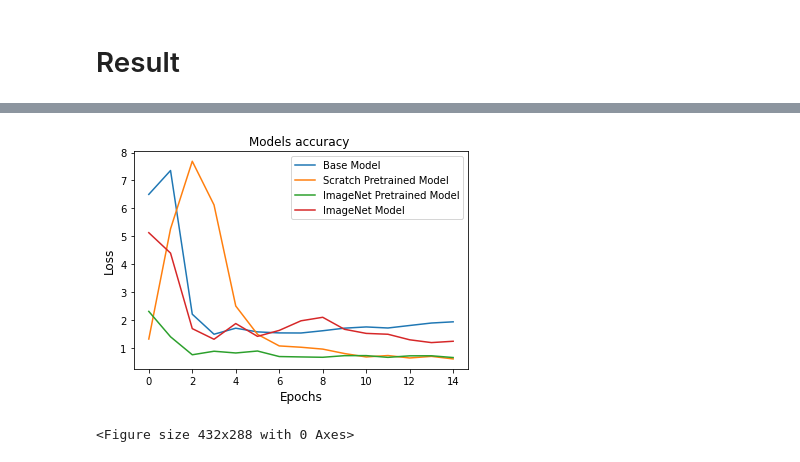
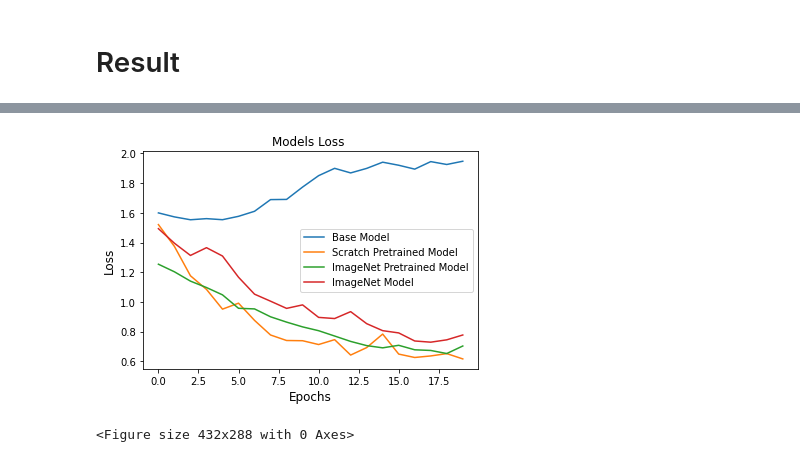
Before and after one commit to talhaanwarch/Plant-Leaf-Disease-Classification, a Jupyter notebook: model_comparison_densenet121.ipynb, the cells around one changed output, grey strips where cells are left out. Saved outputs shown, nothing was run; the diff lists cells and outputs as text; code cells hidden in the pictures.

```diff
--- a/model_comparison_densenet121.ipynb
+++ b/model_comparison_densenet121.ipynb
@@ -420,13 +426,13 @@ array([3.32417786e-01, 7.54606426e-02, 1.05246633e-01, 2.35008463e-01,
 # %%
 def custom_loss(y_true, y_pred):
     return tf.keras.losses.categorical_crossentropy(y_true, y_pred, label_smoothing=0.1)
-transfer_imgnet_model.compile(optimizer='adam', loss=custom_loss, metrics=['accuracy'])
+transfer_imgnet_model.compile(optimizer=opt, loss=custom_loss, metrics=['accuracy'])
 # %%
 %%time
-transfer_imgnet_results = transfer_imgnet_model.fit(train_generator,epochs=15,verbose=0,
+transfer_imgnet_results = transfer_imgnet_model.fit(train_generator,epochs=n_epochs,verbose=0,
                               steps_per_epoch=train_generator.n/batch_size,
                               validation_data=val_generator,
                              validation_steps=val_generator.n/batch_size,
-                              callbacks=[ReduceLROnPlateau(monitor='val_loss', factor=0.5,patience=2, min_lr=0.000001)]
+                              callbacks=lr
                     )
 # %% [output]
@@ -534,13 +538,13 @@ array([2.81978130e-01, 1.29865497e-01, 2.31768519e-01, 1.80121988e-01,
 def custom_loss(y_true, y_pred):
     return tf.keras.losses.categorical_crossentropy(y_true, y_pred, label_smoothing=0.1)
 # %%
-image_model.compile(optimizer='adam', loss=custom_loss, metrics=['accuracy'])
+image_model.compile(optimizer=opt, loss=custom_loss, metrics=['accuracy'])
 # %%
 %%time
-image_results = image_model.fit(train_generator,epochs=15,verbose=0,
+image_results = image_model.fit(train_generator,epochs=n_epochs,verbose=0,
                               steps_per_epoch=train_generator.n/batch_size,
                               validation_data=val_generator,
                              validation_steps=val_generator.n/batch_size,
-                              callbacks=[ReduceLROnPlateau(monitor='val_loss', factor=0.5,patience=2, min_lr=0.000001)]
+                              callbacks=lr
                     )
 # %% [output]
@@ -639,15 +641,15 @@ plt.savefig('accuracy.svg',format='svg' ,dpi=300)
 # %%
 
 plt.plot(result_base.history['val_loss'])
 plt.plot(transfer_scratch_results.history['val_loss'])
 plt.plot(transfer_imgnet_results.history['val_loss'])
 plt.plot(image_results.history['val_loss'])
-plt.title('Models accuracy ',fontsize=12)
+plt.title('Models Loss ',fontsize=12)
 plt.ylabel('Loss',fontsize=12)
 plt.xlabel('Epochs',fontsize=12)
 plt.legend(['Base Model', 'Scratch Pretrained Model','ImageNet Pretrained Model','ImageNet Model'], loc='best')
 plt.show()
-plt.savefig('loss.svg',format='svg' ,dpi=300)
+plt.savefig('loss.png',format='png' ,dpi=300)
 # %% [output]
-[figure, old version]
+[figure, new version]
 <Figure size 432x288 with 0 Axes>
```
Also changed, not shown: parts of 40 cells of this notebook.
